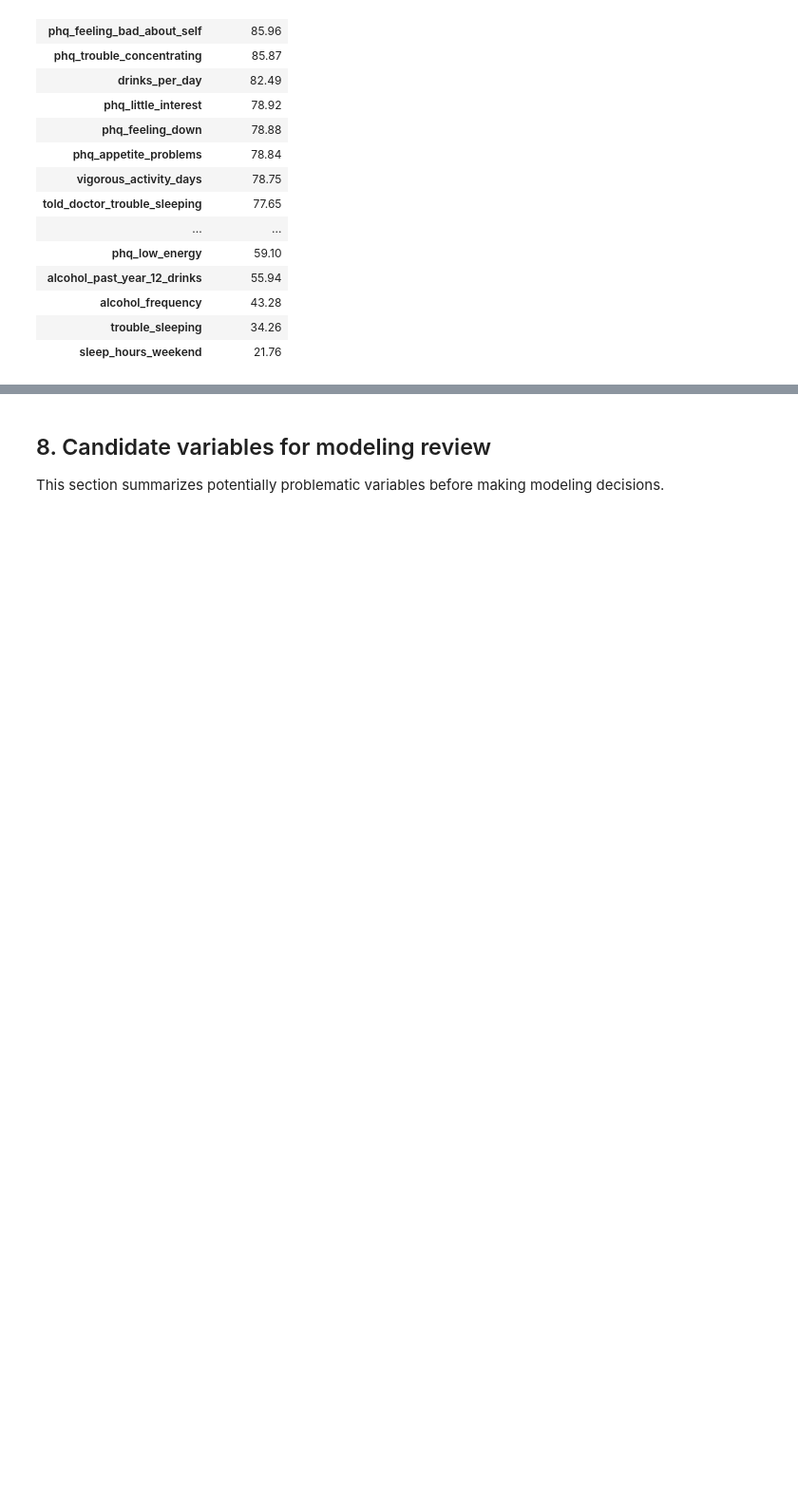
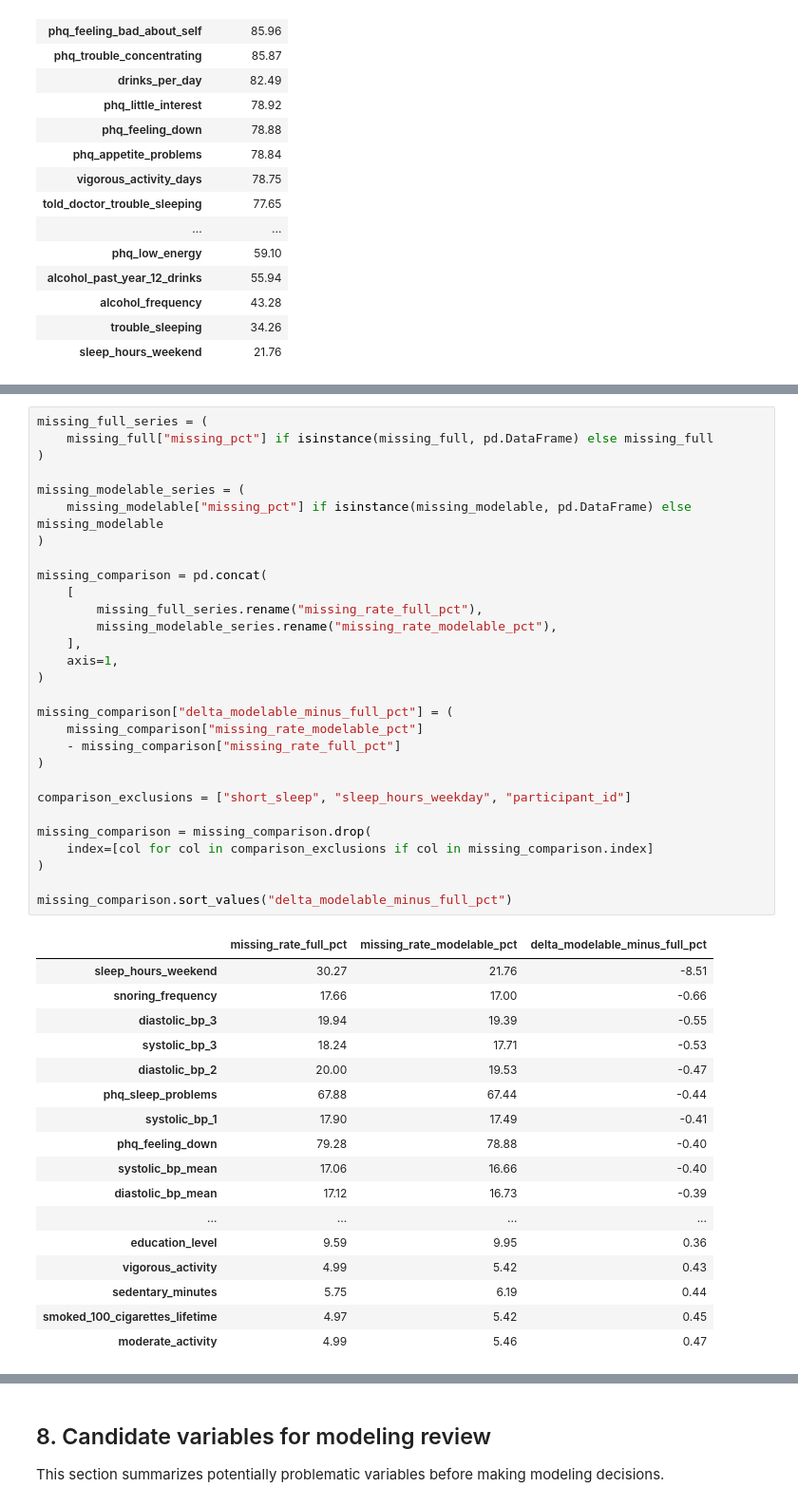
Before and after one commit to AndresAlmozara/morpheus-sleep-health-ml, a Jupyter notebook: notebooks/01_eda.ipynb, the cells around one changed output, grey strips where cells are left out. Shown at 95% size. Drawn from its saved outputs; the diff is of its cells as text; blank space fills up the shorter version.

```diff
--- a/notebooks/01_eda.ipynb
+++ b/notebooks/01_eda.ipynb
@@ -366 +311,48 @@ missing_comparison.sort_values("missing_modelable_pct", ascending=False).head(20
+# %%
+missing_full_series = (
+    missing_full["missing_pct"] if isinstance(missing_full, pd.DataFrame) else missing_full
+)
+
+missing_modelable_series = (
+    missing_modelable["missing_pct"] if isinstance(missing_modelable, pd.DataFrame) else missing_modelable
+)
+
+missing_comparison = pd.concat(
+    [
+        missing_full_series.rename("missing_rate_full_pct"),
+        missing_modelable_series.rename("missing_rate_modelable_pct"),
+    ],
+    axis=1,
+)
+
+missing_comparison["delta_modelable_minus_full_pct"] = (
+    missing_comparison["missing_rate_modelable_pct"]
+    - missing_comparison["missing_rate_full_pct"]
+)
+
+comparison_exclusions = ["short_sleep", "sleep_hours_weekday", "participant_id"]
+
+missing_comparison = missing_comparison.drop(
+    index=[col for col in comparison_exclusions if col in missing_comparison.index]
+)
+
+missing_comparison.sort_values("delta_modelable_minus_full_pct")
+# %% [output]
+|  | missing_rate_full_pct | missing_rate_modelable_pct | delta_modelable_minus_full_pct |
+| sleep_hours_weekend | 30.27 | 21.76 | -8.51 |
+| snoring_frequency | 17.66 | 17.00 | -0.66 |
+| diastolic_bp_3 | 19.94 | 19.39 | -0.55 |
+| systolic_bp_3 | 18.24 | 17.71 | -0.53 |
+| diastolic_bp_2 | 20.00 | 19.53 | -0.47 |
+| phq_sleep_problems | 67.88 | 67.44 | -0.44 |
+| systolic_bp_1 | 17.90 | 17.49 | -0.41 |
+| phq_feeling_down | 79.28 | 78.88 | -0.40 |
+| systolic_bp_mean | 17.06 | 16.66 | -0.40 |
+| diastolic_bp_mean | 17.12 | 16.73 | -0.39 |
+| ... | ... | ... | ... |
+| education_level | 9.59 | 9.95 | 0.36 |
+| vigorous_activity | 4.99 | 5.42 | 0.43 |
+| sedentary_minutes | 5.75 | 6.19 | 0.44 |
+| smoked_100_cigarettes_lifetime | 4.97 | 5.42 | 0.45 |
+| moderate_activity | 4.99 | 5.46 | 0.47 |
 # %% [markdown]
```
Also changed, not shown: parts of 14 cells of this notebook, 7 other files.
